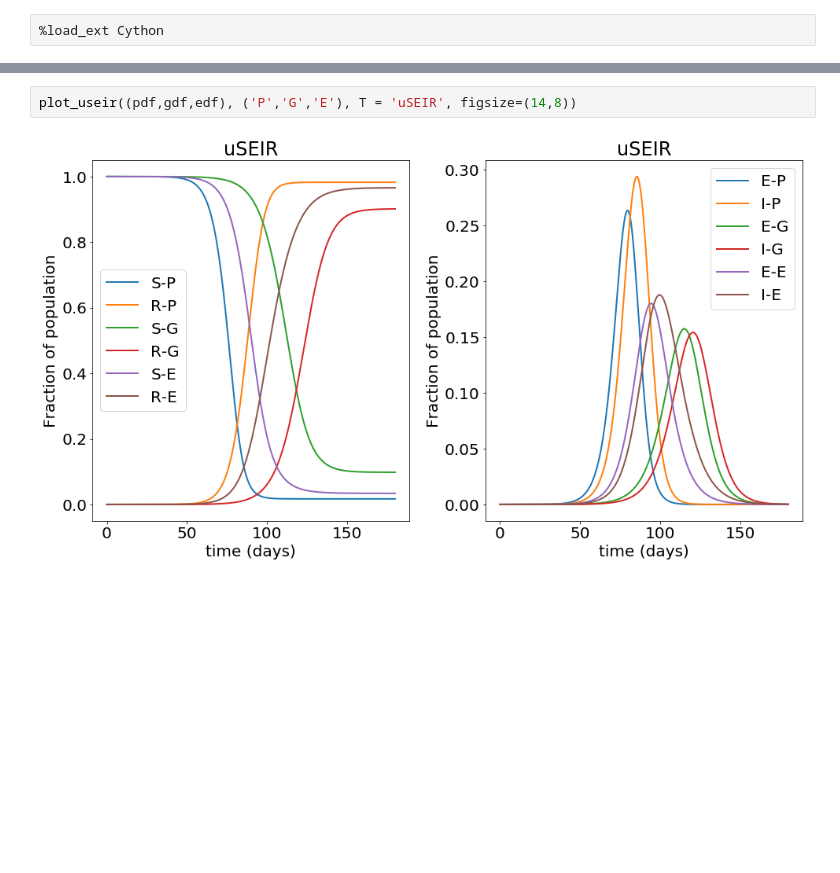
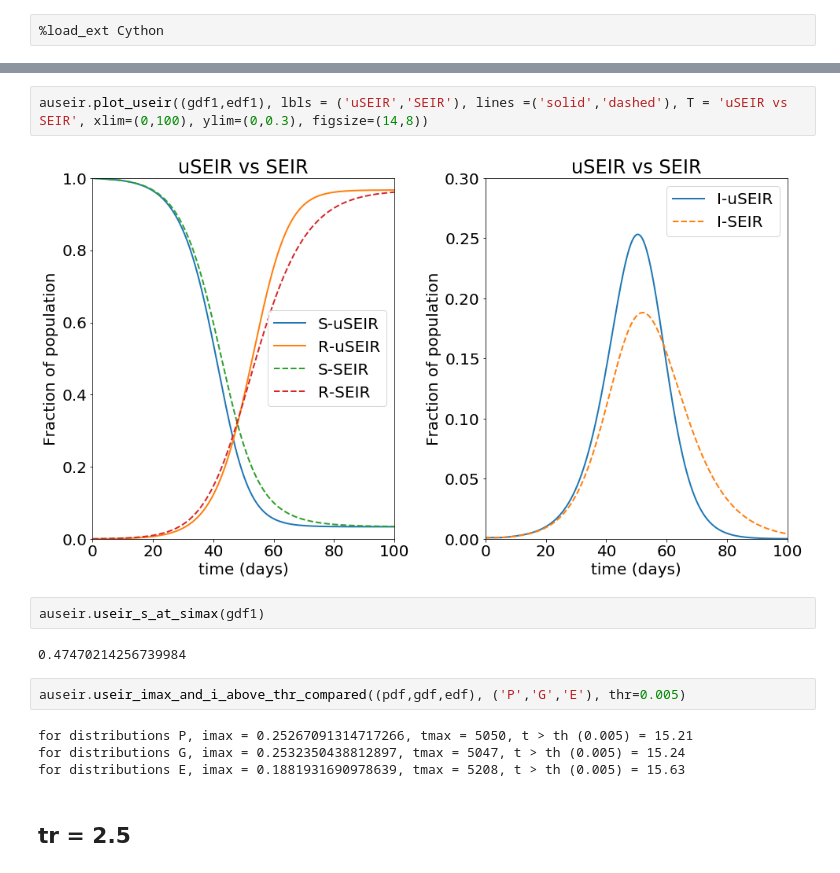
Before and after one commit to jjgomezcadenas/useirn, a Jupyter notebook: nb/uSEIR.ipynb, the cells around one changed output, grey strips where cells are left out. Saved outputs shown, nothing was run; the diff lists cells and outputs as text; blank space fills up the shorter version.

```diff
--- a/nb/uSEIR.ipynb
+++ b/nb/uSEIR.ipynb
@@ -536,4 +566,16 @@ cython solve_seir call: dr = 1.1951532363891602
+# %%
+auseir.plot_useir((gdf1,edf1), lbls = ('uSEIR','SEIR'), lines =('solid','dashed'), T = 'uSEIR vs SEIR', xlim=(0,100), ylim=(0,0.3), figsize=(14,8))
+# %% [output]
+[figure, added]
+# %%
+auseir.useir_s_at_simax(gdf1)
+# %% [output]
+0.47470214256739984
 # %%
-plot_useir((pdf,gdf,edf), ('P','G','E'), T = 'uSEIR', figsize=(14,8))
+auseir.useir_imax_and_i_above_thr_compared((pdf,gdf,edf), ('P','G','E'), thr=0.005)
 # %% [output]
-[figure, removed]
+for distributions P, imax = 0.25267091314717266, tmax = 5050, t > th (0.005) = 15.21
+for distributions G, imax = 0.2532350438812897, tmax = 5047, t > th (0.005) = 15.24
+for distributions E, imax = 0.1881931690978639, tmax = 5208, t > th (0.005) = 15.63
+# %% [markdown]
+## tr = 2.5
```
Also changed, not shown: parts of 42 cells of this notebook, 3 other files.
